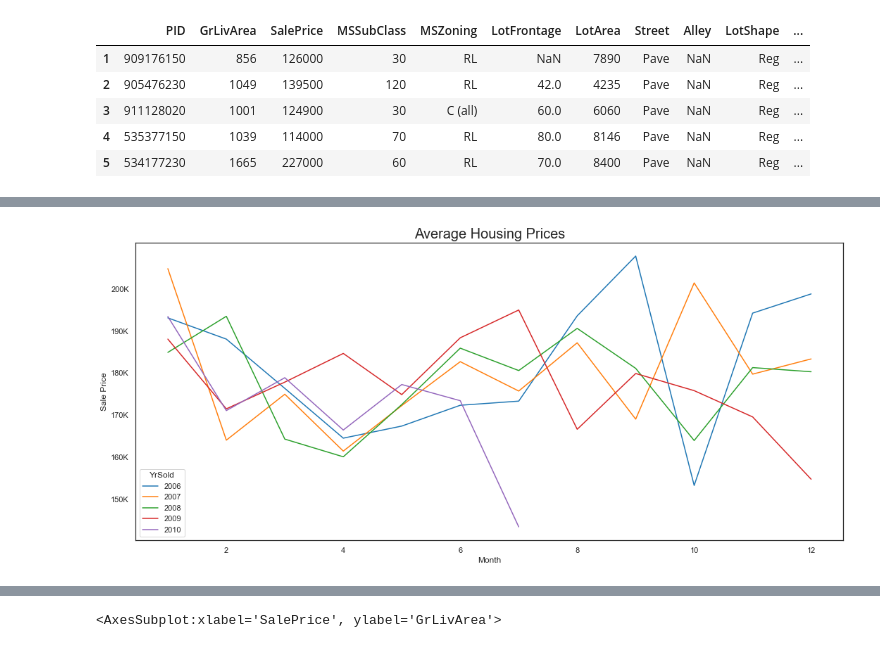
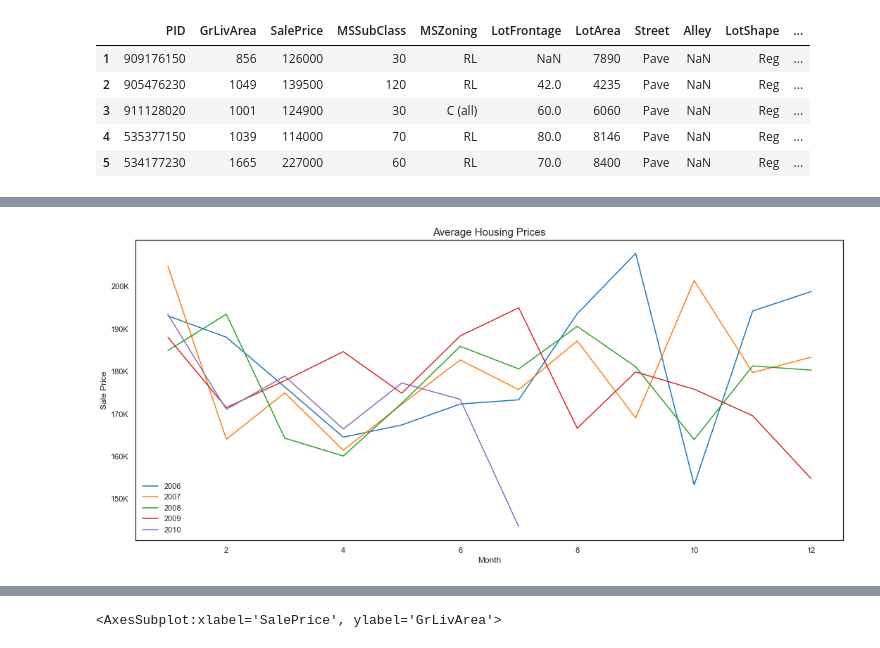
Before and after one commit to danielosetiawan/Ames_Housing_ML, a Jupyter notebook: DS - Ames.ipynb, the cells around one changed output, grey strips where cells are left out. Drawn from its saved outputs; the diff is of its cells as text; code cells hidden in the pictures.

```diff
--- a/DS - Ames.ipynb
+++ b/DS - Ames.ipynb
@@ -188,15 +186,16 @@ plt.show()
 # %%
 # home prices vs. neighborhoods
 
 fig = sns.lineplot(x = 'MoSold', y = 'SalePrice', data = housing,
                    hue = 'YrSold', palette="tab10", ci=None)
 fig.set(yticklabels = ['', '150K', '160K', '170K',
                        '180K', '190K', '200K'],
         xlabel = 'Month', ylabel = 'Sale Price')
 
-plt.title('Average Housing Prices', fontsize = 20)
+plt.legend(frameon=False)
+plt.title('Average Housing Prices', fontsize = 15)
 plt.tight_layout()
 plt.savefig('./visualizations/EDA - Housing Prices, Lineplot.png', dpi = 600)
 plt.show()
 # %% [output]
-[figure, old version]
+[figure, new version]
```
Also changed, not shown: parts of 16 cells of this notebook, 5 other files.
